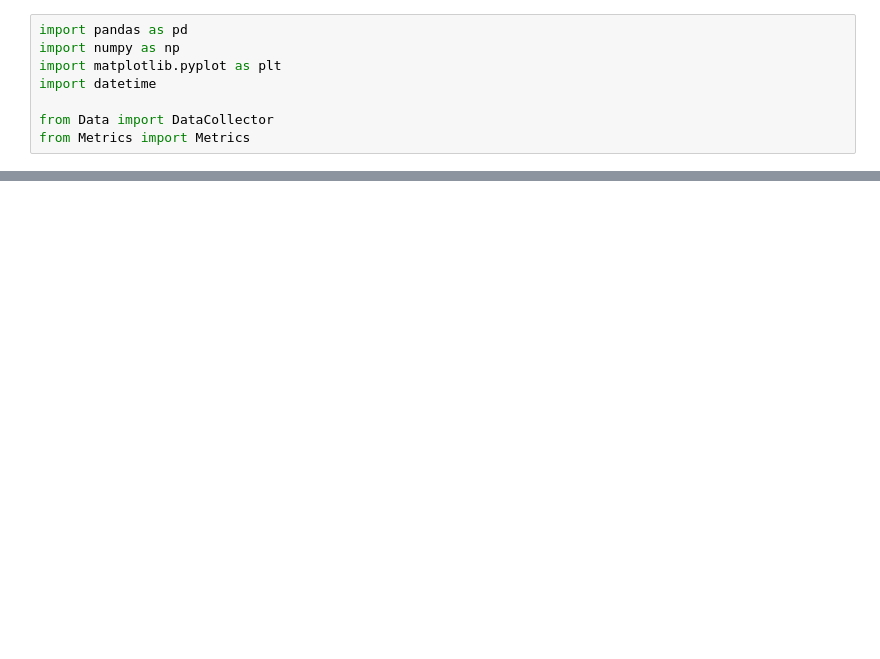
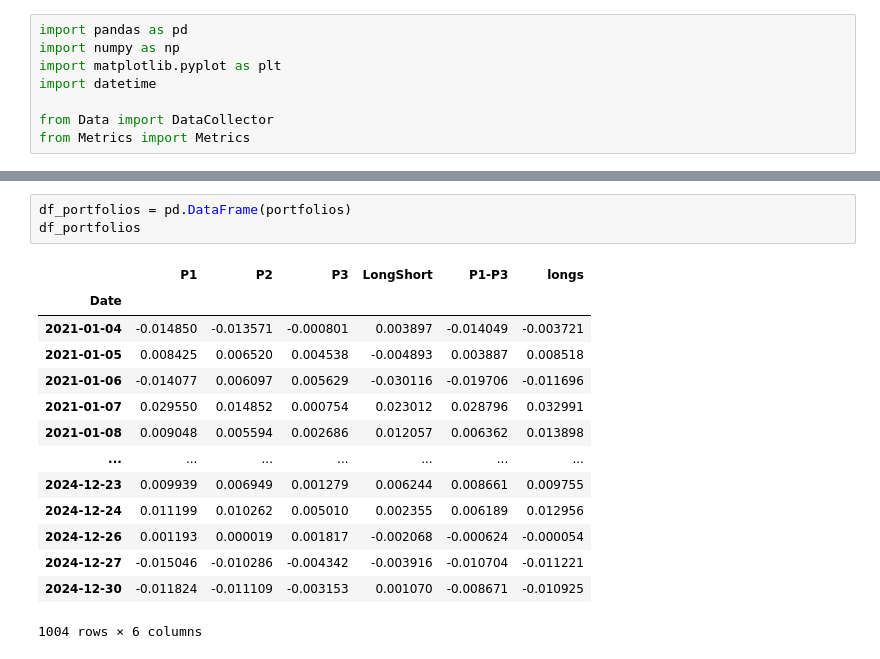
Before and after one commit to RipaltaOriol/Momentum, a Jupyter notebook: momentum.ipynb, the cells around one changed output, grey strips where cells are left out. Saved outputs shown, nothing was run; the diff lists cells and outputs as text; blank space fills up the shorter version.

```diff
--- a/momentum.ipynb
+++ b/momentum.ipynb
@@ -66,0 +224,18 @@ portfolio = pd.concat(portfolio)
+# %%
+df_portfolios = pd.DataFrame(portfolios)
+df_portfolios
+# %% [output]
+|  | P1 | P2 | P3 | LongShort | P1-P3 | longs |
+| Date |  |  |  |  |  |  |
+| 2021-01-04 | -0.014850 | -0.013571 | -0.000801 | 0.003897 | -0.014049 | -0.003721 |
+| 2021-01-05 | 0.008425 | 0.006520 | 0.004538 | -0.004893 | 0.003887 | 0.008518 |
+| 2021-01-06 | -0.014077 | 0.006097 | 0.005629 | -0.030116 | -0.019706 | -0.011696 |
+| 2021-01-07 | 0.029550 | 0.014852 | 0.000754 | 0.023012 | 0.028796 | 0.032991 |
+| 2021-01-08 | 0.009048 | 0.005594 | 0.002686 | 0.012057 | 0.006362 | 0.013898 |
+| ... | ... | ... | ... | ... | ... | ... |
+| 2024-12-23 | 0.009939 | 0.006949 | 0.001279 | 0.006244 | 0.008661 | 0.009755 |
+| 2024-12-24 | 0.011199 | 0.010262 | 0.005010 | 0.002355 | 0.006189 | 0.012956 |
+| 2024-12-26 | 0.001193 | 0.000019 | 0.001817 | -0.002068 | -0.000624 | -0.000054 |
+| 2024-12-27 | -0.015046 | -0.010286 | -0.004342 | -0.003916 | -0.010704 | -0.011221 |
+| 2024-12-30 | -0.011824 | -0.011109 | -0.003153 | 0.001070 | -0.008671 | -0.010925 |
+1004 rows × 6 columns
```
Also changed, not shown: parts of 14 cells of this notebook, 10 other files.
